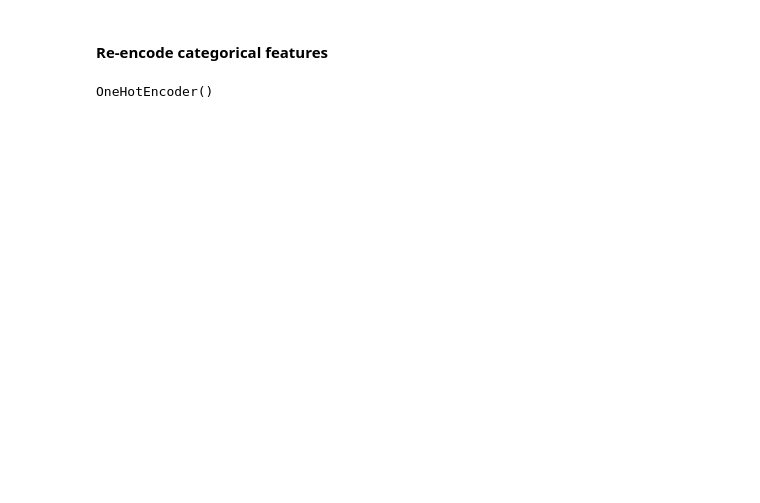
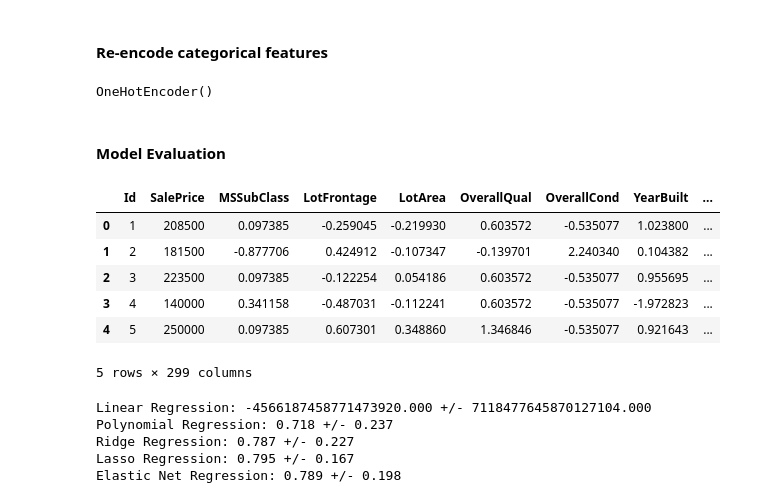
Before and after one commit to RDabire/kaggle_house_prices, a Jupyter notebook: notebooks/house_prices_regression_model.ipynb, the cells around one changed output. Cells and saved outputs as stored; diff of their text form; code cells hidden in the pictures; blank space fills up the shorter version.

```diff
--- a/notebooks/house_prices_regression_model.ipynb
+++ b/notebooks/house_prices_regression_model.ipynb
@@ -221,6 +237,18 @@ encoded = encoder.transform(train_df_v2[categorical_features]).toarray()
 encoded_df = pd.DataFrame(encoded, columns=encoder.get_feature_names_out(categorical_features))
 
 # concatenate the encoded features with the numerical features
-train_df_v3 = pd.concat([train_df_v2['Id'], train_df_v2[numeric_features],encoded_df], axis=1)
+train_df_v3 = pd.concat([train_df_v2[['Id', 'SalePrice']], train_df_v2[numeric_features],encoded_df], axis=1)
 # %% [output]
 OneHotEncoder()
+# %% [markdown]
+#### Model Evaluation
+# %%
+train_df_v3.head()
+# %% [output]
+|  | Id | SalePrice | MSSubClass | LotFrontage | LotArea | OverallQual | OverallCond | YearBuilt | ... |
+| 0 | 1 | 208500 | 0.097385 | -0.259045 | -0.219930 | 0.603572 | -0.535077 | 1.023800 | ... |
+| 1 | 2 | 181500 | -0.877706 | 0.424912 | -0.107347 | -0.139701 | 2.240340 | 0.104382 | ... |
+| 2 | 3 | 223500 | 0.097385 | -0.122254 | 0.054186 | 0.603572 | -0.535077 | 0.955695 | ... |
+| 3 | 4 | 140000 | 0.341158 | -0.487031 | -0.112241 | 0.603572 | -0.535077 | -1.972823 | ... |
+| 4 | 5 | 250000 | 0.097385 | 0.607301 | 0.348860 | 1.346846 | -0.535077 | 0.921643 | ... |
+5 rows × 299 columns
@@ -226,0 +258,39 @@ OneHotEncoder()
+# %%
+# Create a 10-fold cross-validation object
+kf = KFold(n_splits=10, shuffle=True, random_state=2023)
+
+# Create a linear regression model and calculate its cross-validation score
+lr_model = LinearRegression()
+lr_scores = cross_val_score(lr_model, X, y, cv=kf)
+
+# Create a polynomial regression model and calculate its cross-validation score
+poly_model = Pipeline([
+    ('poly_features', PolynomialFeatures(degree=2)),
+    ('lin_reg', LinearRegression())
+])
+poly_scores = cross_val_score(poly_model, X, y, cv=kf)
+
+# Create a ridge regression model and calculate its cross-validation score
+ridge_model = Ridge(alpha=0.5)
+ridge_scores = cross_val_score(ridge_model, X, y, cv=kf)
+
+# Create a lasso regression model and calculate its cross-validation score
+lasso_model = Lasso(alpha=0.5)
+lasso_scores = cross_val_score(lasso_model, X, y, cv=kf)
+
+# Create an elastic net regression model and calculate its cross-validation score
+en_model = ElasticNet(alpha=0.5, l1_ratio=0.5)
+en_scores = cross_val_score(en_model, X, y, cv=kf)
+
+# Print the mean and standard deviation of the cross-validation scores for each model
+print(f"Linear Regression: {lr_scores.mean():.3f} +/- {lr_scores.std():.3f}")
+print(f"Polynomial Regression: {poly_scores.mean():.3f} +/- {poly_scores.std():.3f}")
+print(f"Ridge Regression: {ridge_scores.mean():.3f} +/- {ridge_scores.std():.3f}")
+print(f"Lasso Regression: {lasso_scores.mean():.3f} +/- {lasso_scores.std():.3f}")
+print(f"Elastic Net Regression: {en_scores.mean():.3f} +/- {en_scores.std():.3f}")
+# %% [output]
+Linear Regression: -4566187458771473920.000 +/- 7118477645870127104.000
+Polynomial Regression: 0.718 +/- 0.237
+Ridge Regression: 0.787 +/- 0.227
+Lasso Regression: 0.795 +/- 0.167
+Elastic Net Regression: 0.789 +/- 0.198
```
Also changed, not shown: parts of 6 cells of this notebook.
